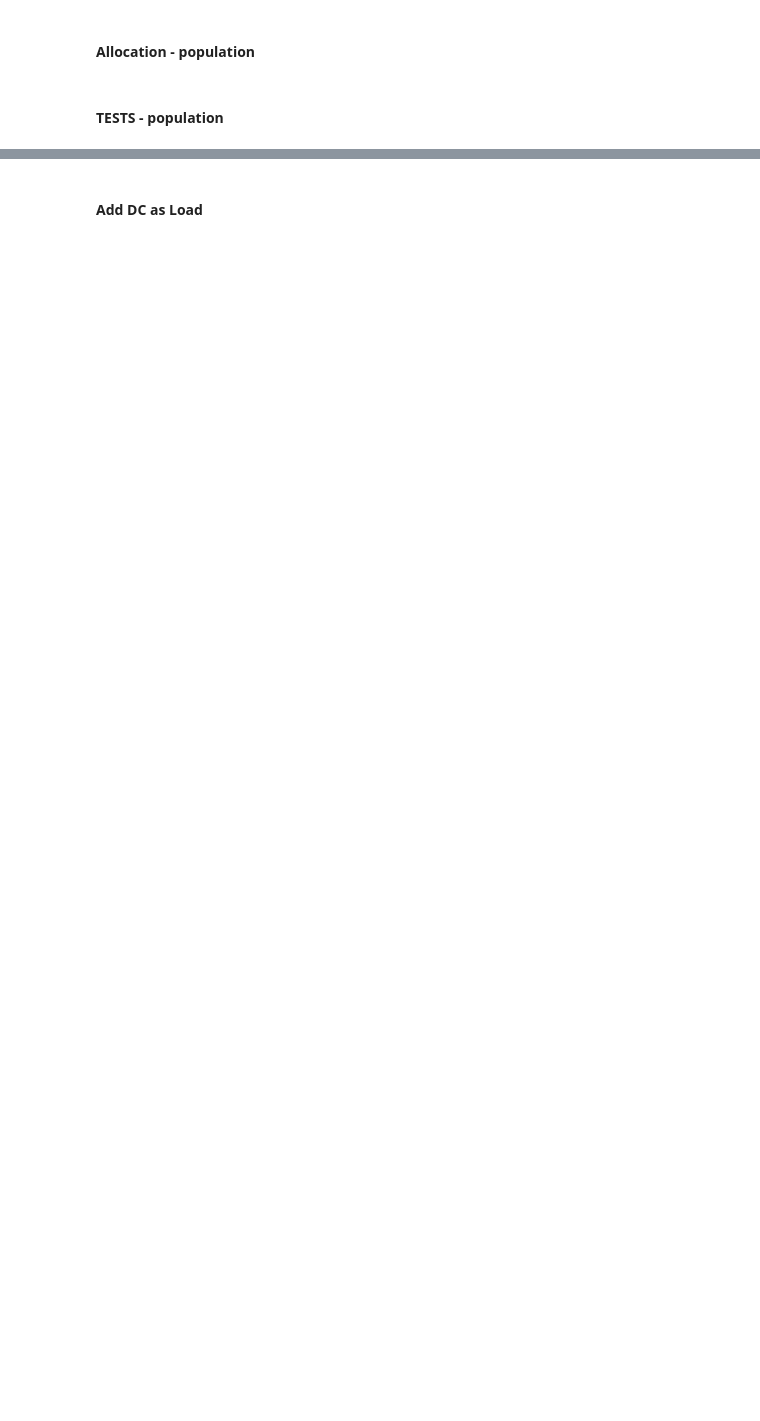
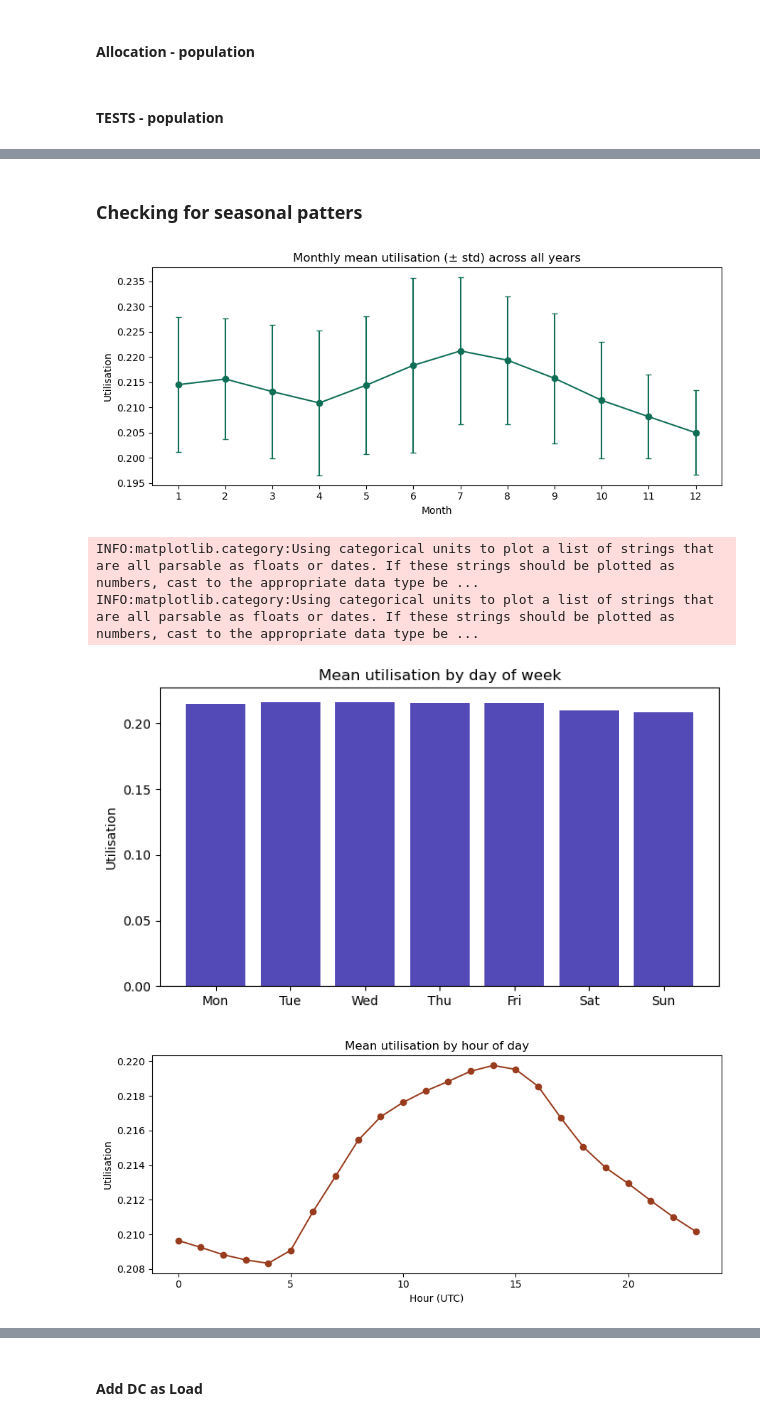
Before and after one commit to marta-uoe/PyPSA-GB-datacentres, a Jupyter notebook: notebooks/Martas_tests.ipynb, the cells around one changed output, grey strips where cells are left out. Drawn from its saved outputs; the diff is of its cells as text; code cells hidden in the pictures; blank space fills up the shorter version.

```diff
--- a/notebooks/Martas_tests.ipynb
+++ b/notebooks/Martas_tests.ipynb
@@ -868,0 +949,44 @@ def _get_demand_dc_mw_timeseries(dc_allocation : pd.Series = allocate_current_sp
+# %% [markdown]
+### Checking for seasonal patters
+# %%
+import matplotlib.pyplot as plt
+
+fleet_profile = _get_dc_demand_profile()
+
+monthly_mean = fleet_profile.groupby(fleet_profile.index.month).mean()
+monthly_std = fleet_profile.groupby(fleet_profile.index.month).std()
+
+fig, ax = plt.subplots(figsize=(9, 4))
+ax.errorbar(monthly_mean.index, monthly_mean.values, yerr=monthly_std.values,
+            fmt="-o", color="#0F6E56", capsize=3)
+ax.set_xticks(range(1, 13))
+ax.set_title("Monthly mean utilisation (± std) across all years")
+ax.set_xlabel("Month"); ax.set_ylabel("Utilisation")
+plt.tight_layout(); plt.show()
+
+dow_mean = fleet_profile.groupby(fleet_profile.index.dayofweek).mean()
+fig, ax = plt.subplots(figsize=(7, 4))
+ax.bar(["Mon","Tue","Wed","Thu","Fri","Sat","Sun"], dow_mean.values, color="#534AB7")
+ax.set_title("Mean utilisation by day of week")
+ax.set_ylabel("Utilisation")
+plt.tight_layout(); plt.show()
+
+hourly_mean = fleet_profile.groupby(fleet_profile.index.hour).mean()
+fig, ax = plt.subplots(figsize=(9, 4))
+hourly_mean.plot(ax=ax, marker="o", color="#993C1D")
+ax.set_title("Mean utilisation by hour of day")
+ax.set_xlabel("Hour (UTC)"); ax.set_ylabel("Utilisation")
+plt.tight_layout(); plt.show()
+
+by_year_month = fleet_profile.groupby([fleet_profile.index.year, fleet_profile.index.month]).mean().unstack(level=0)
+fig, ax = plt.subplots(figsize=(10, 4))
+by_year_month.plot(ax=ax, marker="o")
+ax.set_title("Monthly mean utilisation, split by year")
+ax.set_xlabel("Month"); ax.set_ylabel("Utilisation")
+plt.tight_layout(); plt.show()
+# %% [output]
+[figure, added]
+INFO:matplotlib.category:Using categorical units to plot a list of strings that are all parsable as floats or dates. If these strings should be plotted as numbers, cast to the appropriate data type be ...
+INFO:matplotlib.category:Using categorical units to plot a list of strings that are all parsable as floats or dates. If these strings should be plotted as numbers, cast to the appropriate data type be ...
+[figure, added]
+[figure, added]
```
Also changed, not shown: parts of 23 cells of this notebook, 2 other files.
